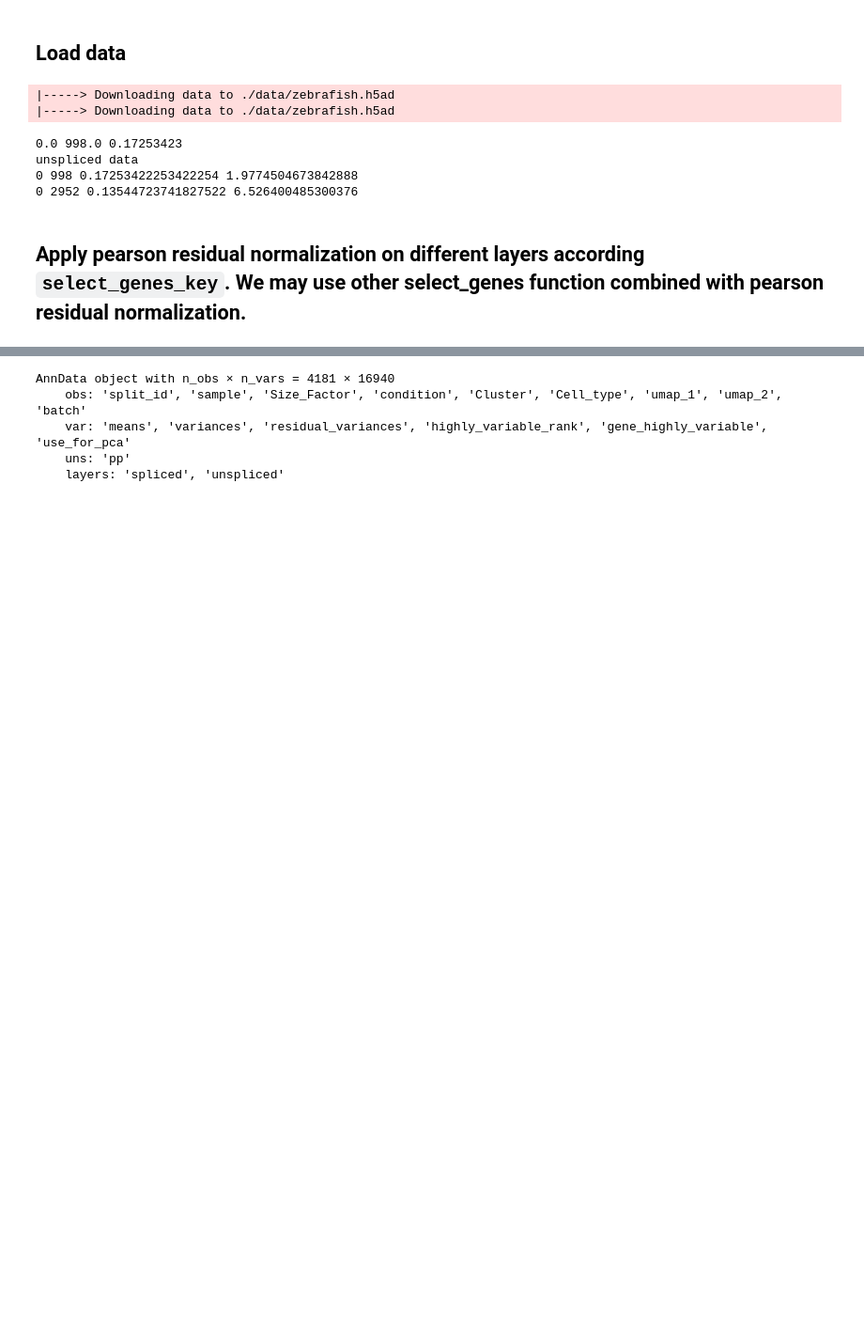
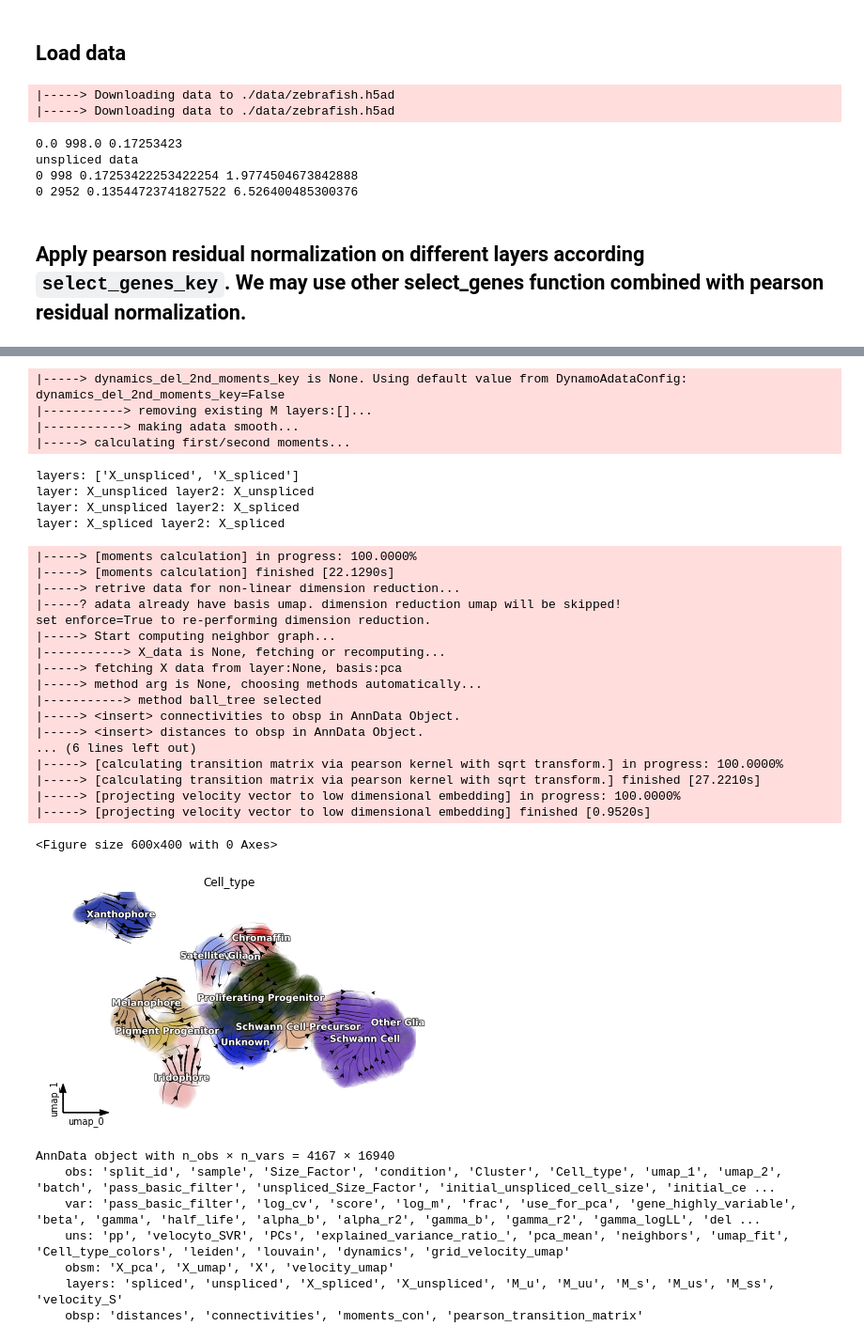
Before and after one commit to aristoteleo/dynamo-notebooks, a Jupyter notebook: normalization/preprocessor-pearson-residual-visualization-zebrafish.ipynb, the cells around one changed output, grey strips where cells are left out. Shown: that part at 94% size. Saved outputs shown, nothing was run; the diff lists cells and outputs as text; code cells hidden in the pictures; blank space fills up the shorter version.

```diff
--- a/normalization/preprocessor-pearson-residual-visualization-zebrafish.ipynb
+++ b/normalization/preprocessor-pearson-residual-visualization-zebrafish.ipynb
@@ -74,10 +135,46 @@ preprocessor.preprocess_adata(adata)
+# %%
+adata.layers["X_spliced"] = adata.layers["spliced"]
+adata.layers["X_unspliced"] = adata.layers["unspliced"]
+adata.uns["pp"]["norm_method"] = ""
+dyn.tl.dynamics(adata, model='stochastic', cores=3)
+dyn.pl.streamline_plot(adata, color=[celltype_key], basis='umap', show_legend='on data', show_arrowed_spines=True)
+# %% [output]
+|-----> dynamics_del_2nd_moments_key is None. Using default value from DynamoAdataConfig: dynamics_del_2nd_moments_key=False
+|-----------> removing existing M layers:[]...
+|-----------> making adata smooth...
+|-----> calculating first/second moments...
+layers: ['X_unspliced', 'X_spliced']
+layer: X_unspliced layer2: X_unspliced
+layer: X_unspliced layer2: X_spliced
+layer: X_spliced layer2: X_spliced
+|-----> [moments calculation] in progress: 100.0000%
+|-----> [moments calculation] finished [22.1290s]
+|-----> retrive data for non-linear dimension reduction...
+|-----? adata already have basis umap. dimension reduction umap will be skipped!
+set enforce=True to re-performing dimension reduction.
+|-----> Start computing neighbor graph...
+|-----------> X_data is None, fetching or recomputing...
+|-----> fetching X data from layer:None, basis:pca
+|-----> method arg is None, choosing methods automatically...
+|-----------> method ball_tree selected
+|-----> <insert> connectivities to obsp in AnnData Object.
+|-----> <insert> distances to obsp in AnnData Object.
+... (6 lines left out)
+|-----> [calculating transition matrix via pearson kernel with sqrt transform.] in progress: 100.0000%
+|-----> [calculating transition matrix via pearson kernel with sqrt transform.] finished [27.2210s]
+|-----> [projecting velocity vector to low dimensional embedding] in progress: 100.0000%
+|-----> [projecting velocity vector to low dimensional embedding] finished [0.9520s]
+<Figure size 600x400 with 0 Axes>
+[figure, added]
 # %%
 adata
 # %% [output]
-AnnData object with n_obs × n_vars = 4181 × 16940
-    obs: 'split_id', 'sample', 'Size_Factor', 'condition', 'Cluster', 'Cell_type', 'umap_1', 'umap_2', 'batch'
-    var: 'means', 'variances', 'residual_variances', 'highly_variable_rank', 'gene_highly_variable', 'use_for_pca'
-    uns: 'pp'
-    layers: 'spliced', 'unspliced'
+AnnData object with n_obs × n_vars = 4167 × 16940
+    obs: 'split_id', 'sample', 'Size_Factor', 'condition', 'Cluster', 'Cell_type', 'umap_1', 'umap_2', 'batch', 'pass_basic_filter', 'unspliced_Size_Factor', 'initial_unspliced_cell_size', 'initial_ce ...
+    var: 'pass_basic_filter', 'log_cv', 'score', 'log_m', 'frac', 'use_for_pca', 'gene_highly_variable', 'beta', 'gamma', 'half_life', 'alpha_b', 'alpha_r2', 'gamma_b', 'gamma_r2', 'gamma_logLL', 'del ...
+    uns: 'pp', 'velocyto_SVR', 'PCs', 'explained_variance_ratio_', 'pca_mean', 'neighbors', 'umap_fit', 'Cell_type_colors', 'leiden', 'louvain', 'dynamics', 'grid_velocity_umap'
+    obsm: 'X_pca', 'X_umap', 'X', 'velocity_umap'
+    layers: 'spliced', 'unspliced', 'X_spliced', 'X_unspliced', 'M_u', 'M_uu', 'M_s', 'M_us', 'M_ss', 'velocity_S'
+    obsp: 'distances', 'connectivities', 'moments_con', 'pearson_transition_matrix'
 # %%
 dyn.tl.reduceDimension(adata,basis="pca")
```
Also changed, not shown: parts of 11 cells of this notebook.
